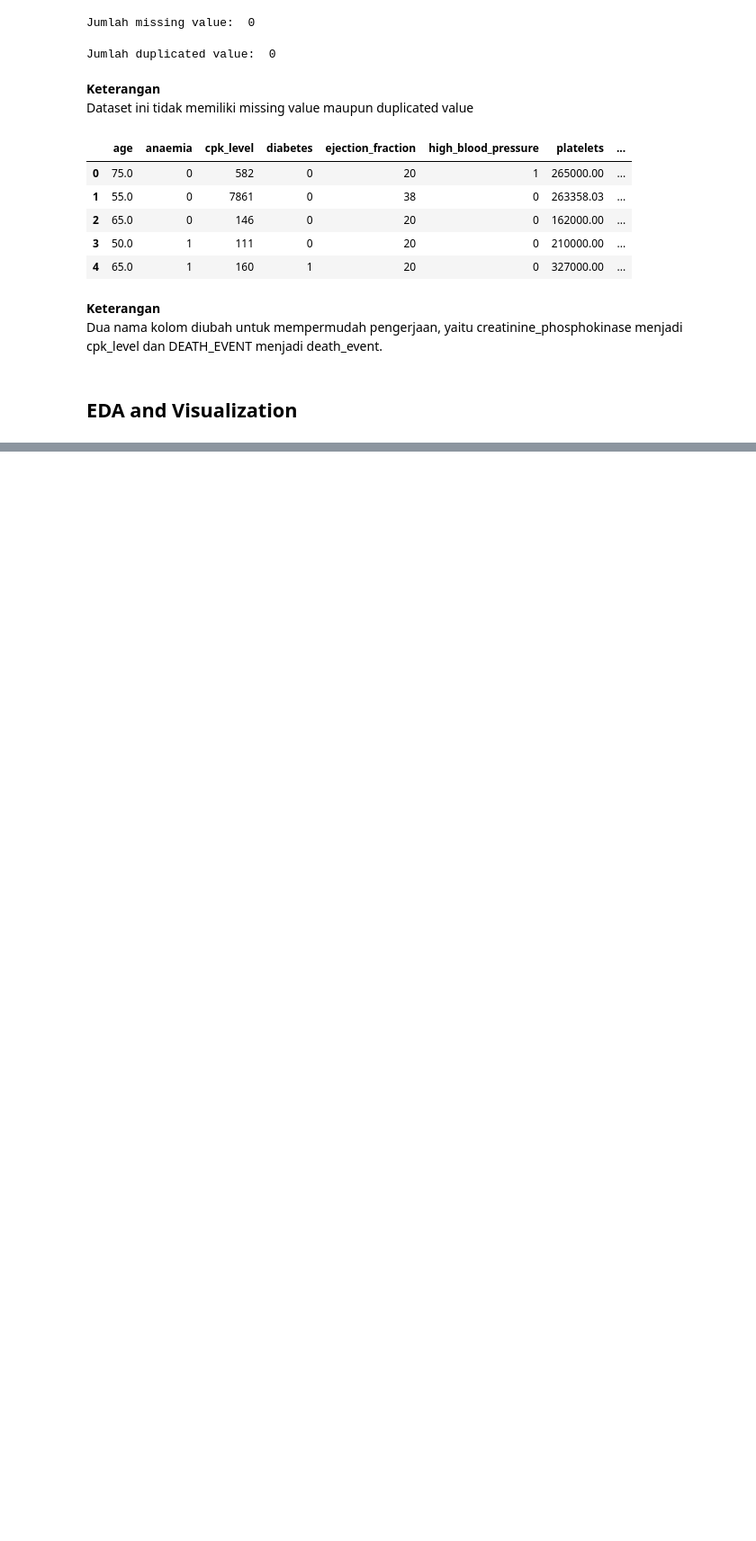
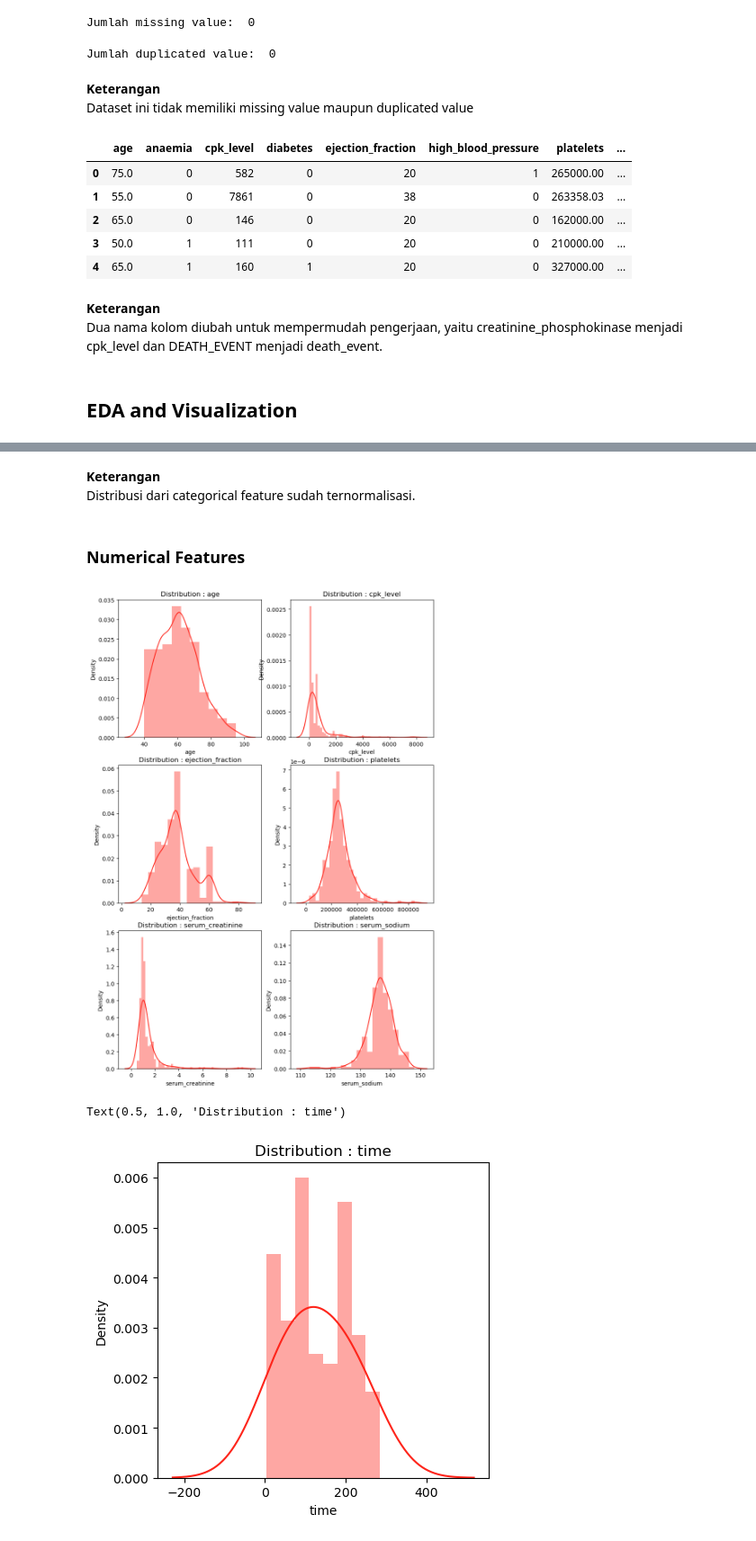
Before and after one commit to qarisp/H8_PYTN-KS08-019, a Jupyter notebook: FinalProject/FinalProject3/Notebook/PYTN_KampusMerdeka_fp3_Qaris Ardian Pratama.ipynb, the cells around one changed output, grey strips where cells are left out. Shown at 90% size. Drawn from its saved outputs; the diff is of its cells as text; code cells hidden in the pictures; blank space fills up the shorter version.

```diff
--- a/FinalProject/FinalProject3/Notebook/PYTN_KampusMerdeka_fp3_Qaris Ardian Pratama.ipynb
+++ b/FinalProject/FinalProject3/Notebook/PYTN_KampusMerdeka_fp3_Qaris Ardian Pratama.ipynb
@@ -219,0 +193,23 @@ Orang yang tidak mengidap diabetes memiliki tingkat keselamatan yang merata di u
+# %% [markdown]
+**Keterangan**
+<br>
+Distribusi dari categorical feature sudah ternormalisasi.
+# %% [markdown]
+### Numerical Features
+# %%
+fig, ax = plt.subplots(nrows = 3,ncols = 2,figsize = (10,15))
+for i in range(len(numerical_features) - 1):
+    plt.subplot(3,2,i+1)
+    sns.distplot(df1[numerical_features[i]],color = colors[0])
+    title = 'Distribution : ' + numerical_features[i]
+    plt.title(title)
+plt.show()
+
+plt.figure(figsize = (4.75,4.55))
+sns.distplot(df1[numerical_features[len(numerical_features) - 1]],kde_kws = {'bw' : 1},color = colors[0])
+title = 'Distribution : ' + numerical_features[len(numerical_features) - 1]
+plt.title(title)
+# %% [output]
+[figure, added]
+Text(0.5, 1.0, 'Distribution : time')
+[figure, added]
```
Also changed, not shown: parts of 20 cells of this notebook.
